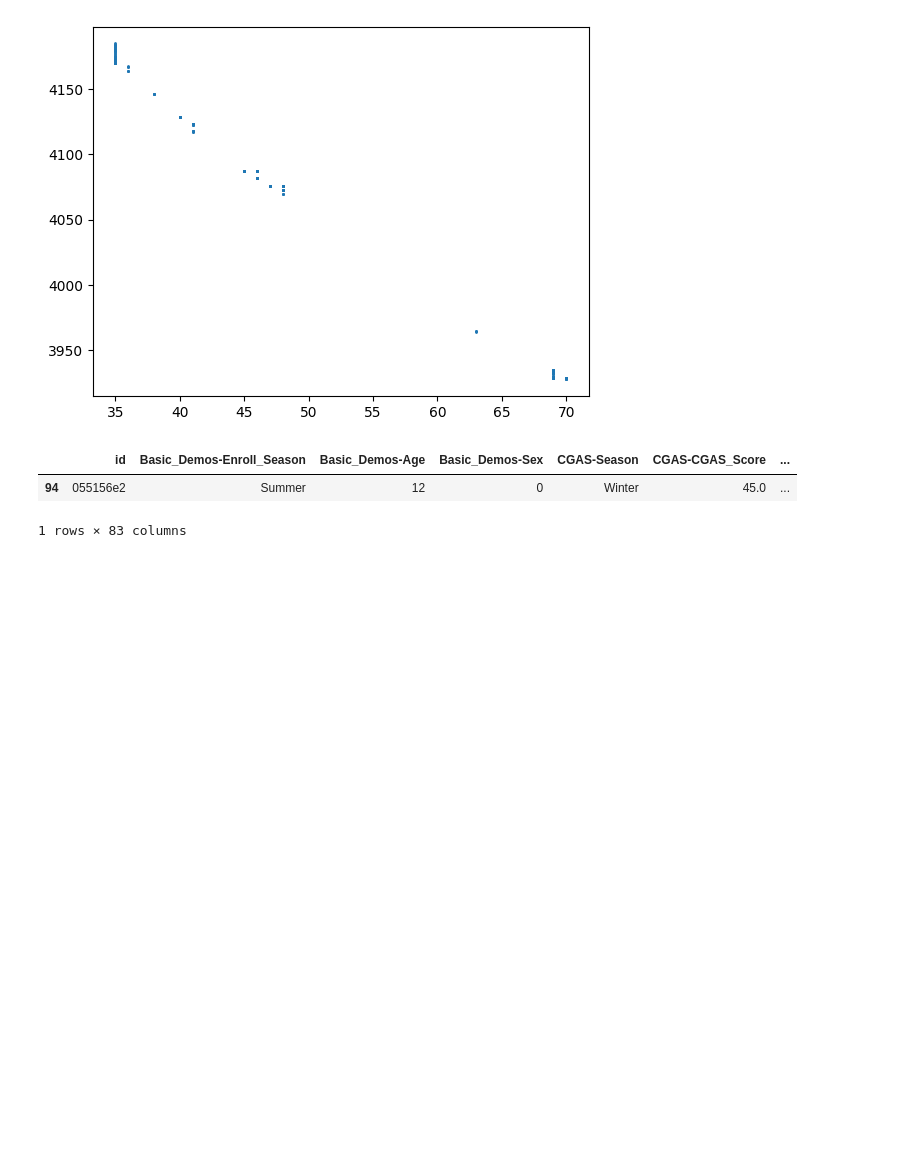
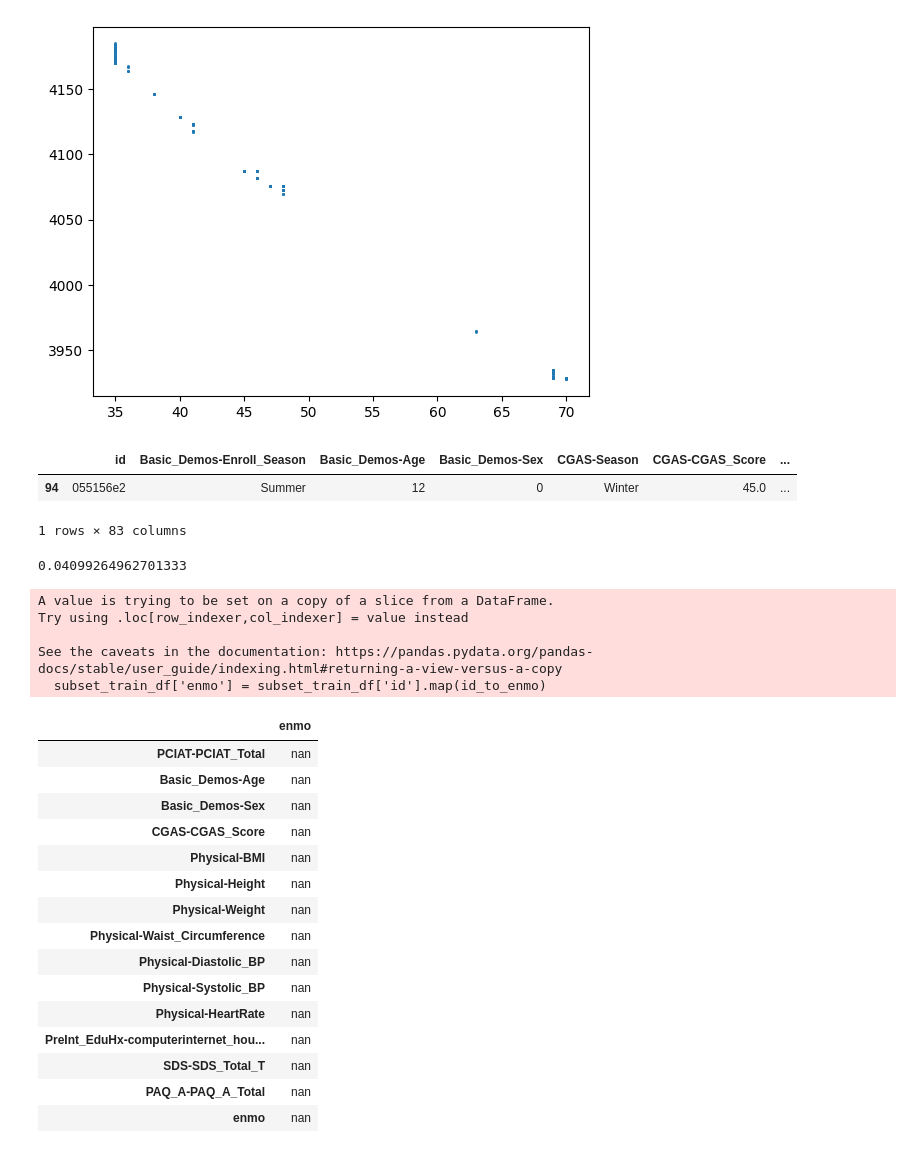
Before and after one commit to TarinPairor/kaggle-projects, a Jupyter notebook: Child_Mind_Institute.ipynb, the cells around one changed output. Drawn from its saved outputs; the diff is of its cells as text; code cells hidden in the pictures; blank space fills up the shorter version.

```diff
--- a/Child_Mind_Institute.ipynb
+++ b/Child_Mind_Institute.ipynb
@@ -296,3 +296,43 @@ train_df[train_df['id'] == '055156e2']
 |  | id | Basic_Demos-Enroll_Season | Basic_Demos-Age | Basic_Demos-Sex | CGAS-Season | CGAS-CGAS_Score | ... |
 | 94 | 055156e2 | Summer | 12 | 0 | Winter | 45.0 | ... |
 1 rows × 83 columns
+# %%
+parquet_example['enmo'].mean()
+# %% [output]
+0.04099264962701333
+# %%
+
+id_to_enmo = {'055156e2': parquet_example['enmo'].mean()}
+subset_train_df = train_df[train_df['id'].isin(id_to_enmo.keys())]
+subset_train_df['enmo'] = subset_train_df['id'].map(id_to_enmo)
+
+x_corr = subset_train_df[[
+    'PCIAT-PCIAT_Total', 'Basic_Demos-Age', 'Basic_Demos-Sex', 'CGAS-CGAS_Score', 'Physical-BMI',
+    'Physical-Height', 'Physical-Weight', 'Physical-Waist_Circumference',
+    'Physical-Diastolic_BP', 'Physical-Systolic_BP', 'Physical-HeartRate',
+    'PreInt_EduHx-computerinternet_hoursday', 'SDS-SDS_Total_T', 'PAQ_A-PAQ_A_Total', 'enmo']].corr()
+
+from IPython.display import display
+display(x_corr["enmo"].to_frame().style.background_gradient(cmap='coolwarm'))
+# %% [output]
+A value is trying to be set on a copy of a slice from a DataFrame.
+Try using .loc[row_indexer,col_indexer] = value instead
+
+See the caveats in the documentation: https://pandas.pydata.org/pandas-docs/stable/user_guide/indexing.html#returning-a-view-versus-a-copy
+  subset_train_df['enmo'] = subset_train_df['id'].map(id_to_enmo)
+|  | enmo |
+| PCIAT-PCIAT_Total | nan |
+| Basic_Demos-Age | nan |
+| Basic_Demos-Sex | nan |
+| CGAS-CGAS_Score | nan |
+| Physical-BMI | nan |
+| Physical-Height | nan |
+| Physical-Weight | nan |
+| Physical-Waist_Circumference | nan |
+| Physical-Diastolic_BP | nan |
+| Physical-Systolic_BP | nan |
+| Physical-HeartRate | nan |
+| PreInt_EduHx-computerinternet_hou... | nan |
+| SDS-SDS_Total_T | nan |
+| PAQ_A-PAQ_A_Total | nan |
+| enmo | nan |
```
Also changed, not shown: parts of 5 cells of this notebook.
